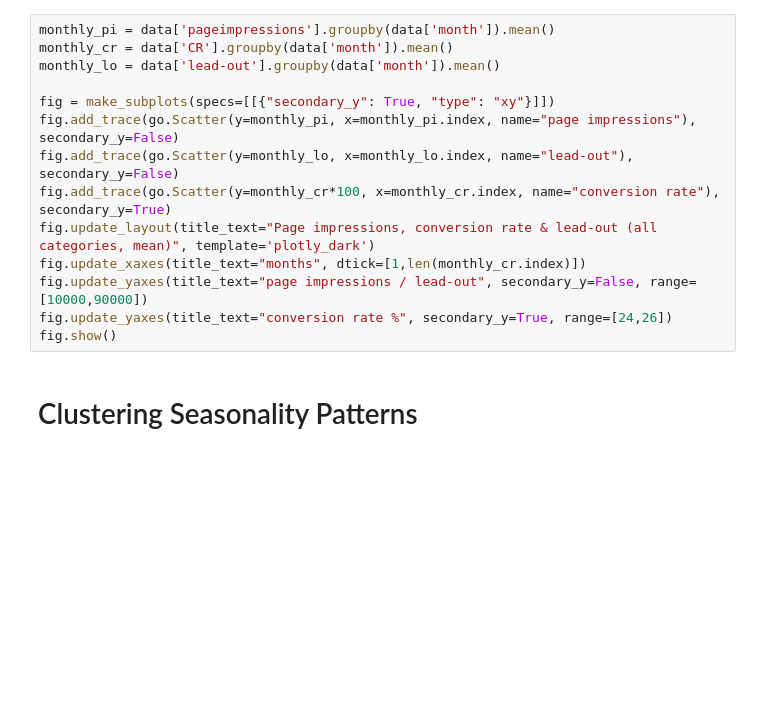
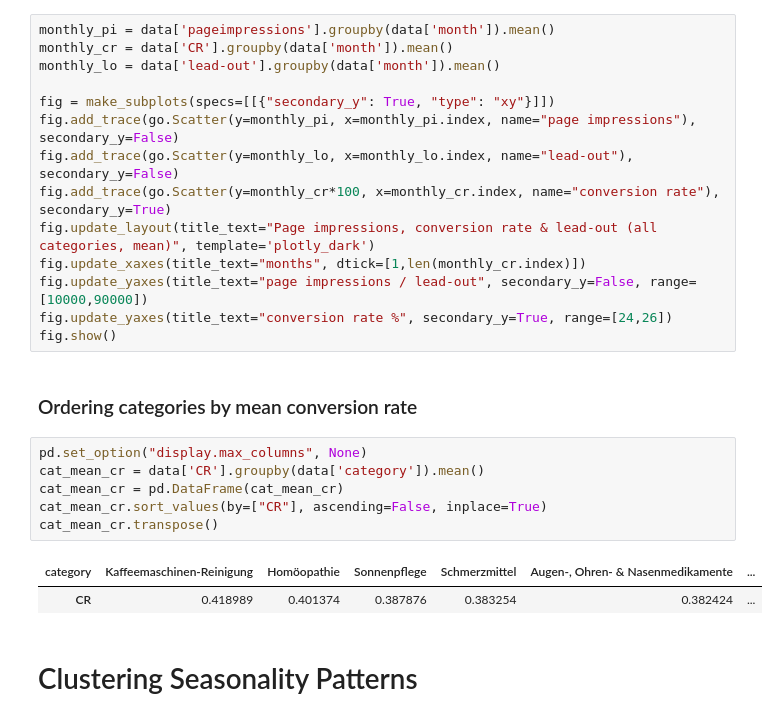
Before and after one commit to to-schi/seasonality-clustering, a Jupyter notebook: seasonality_clustering.ipynb, the cells around one changed output. Cells and saved outputs as stored; diff of their text form; blank space fills up the shorter version.

```diff
--- a/seasonality_clustering.ipynb
+++ b/seasonality_clustering.ipynb
@@ -210,6 +216,17 @@ fig.update_xaxes(title_text="months", dtick=[1,len(monthly_cr.index)])
 fig.update_yaxes(title_text="page impressions / lead-out", secondary_y=False, range=[10000,90000])
 fig.update_yaxes(title_text="conversion rate %", secondary_y=True, range=[24,26])
 fig.show()
+# %% [markdown]
+### Ordering categories by mean conversion rate
+# %%
+pd.set_option("display.max_columns", None)
+cat_mean_cr = data['CR'].groupby(data['category']).mean()
+cat_mean_cr = pd.DataFrame(cat_mean_cr)
+cat_mean_cr.sort_values(by=["CR"], ascending=False, inplace=True)
+cat_mean_cr.transpose()
+# %% [output]
+| category | Kaffeemaschinen-Reinigung | Homöopathie | Sonnenpflege | Schmerzmittel | Augen-, Ohren- & Nasenmedikamente | ... |
+| CR | 0.418989 | 0.401374 | 0.387876 | 0.383254 | 0.382424 | ... |
 # %% [markdown]
 # Clustering Seasonality Patterns
 # %% [markdown]
```
Also changed, not shown: parts of 7 cells of this notebook.
